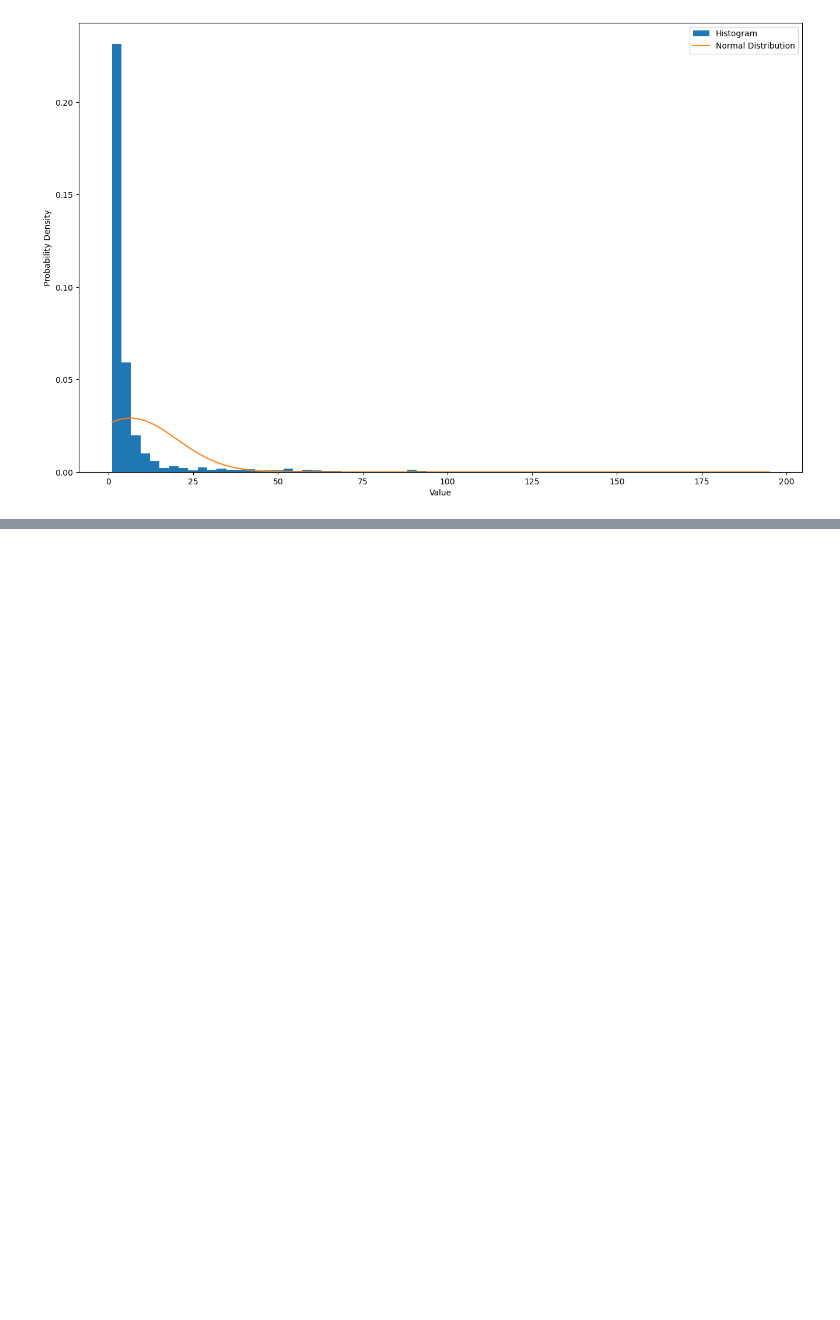
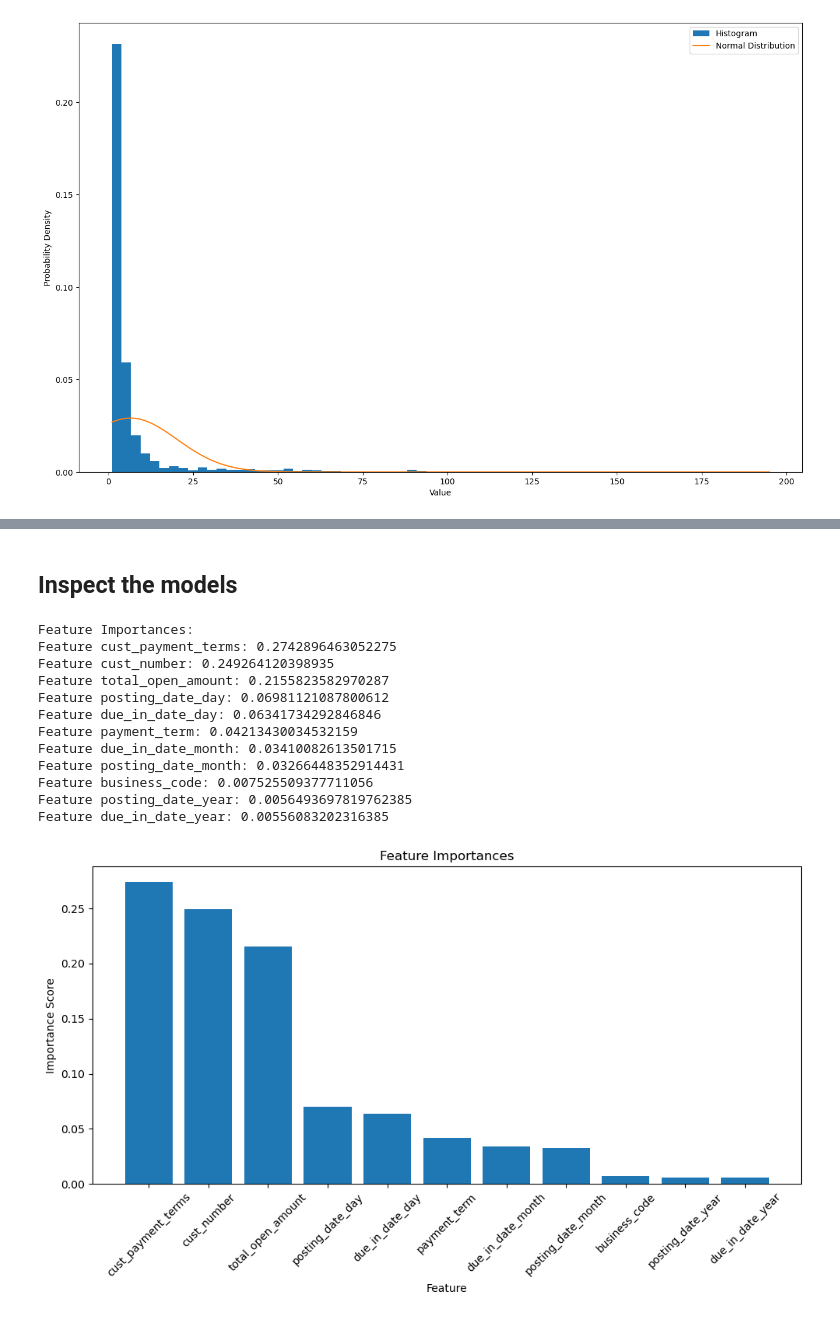
Before and after one commit to Remasproblemas/dv2599_project, a Jupyter notebook: main.ipynb, the cells around one changed output, grey strips where cells are left out. Cells and saved outputs as stored; diff of their text form; code cells hidden in the pictures; blank space fills up the shorter version.

```diff
--- a/main.ipynb
+++ b/main.ipynb
@@ -1186,2 +1161,40 @@ Standard deviation on predicted not payed invoices: 15.6535
 Mean days late on late payed invoices: 6.4467
 Standard deviation on late payed invoices: 13.1339
+# %% [markdown]
+## Inspect the models
+# %%
+secs_X_test
+# Get feature importances
+feature_importances = model_ab.feature_importances_
+
+# Sort features by importance
+feature_names = X_train.columns  # Replace with your feature names if available
+sorted_indices = np.argsort(feature_importances)[::-1]
+
+print("Feature Importances:")
+for idx in sorted_indices:
+    print(f"Feature {feature_names[idx]}: {feature_importances[idx]}")
+
+# Plot feature importances
+plt.figure(figsize=(10, 6))
+plt.bar(range(len(feature_importances)), feature_importances[sorted_indices], align="center")
+plt.xticks(range(len(feature_importances)), feature_names[sorted_indices], rotation=45)
+plt.title("Feature Importances")
+plt.xlabel("Feature")
+plt.ylabel("Importance Score")
+plt.tight_layout()
+plt.show()
+# %% [output]
+Feature Importances:
+Feature cust_payment_terms: 0.2742896463052275
+Feature cust_number: 0.249264120398935
+Feature total_open_amount: 0.2155823582970287
+Feature posting_date_day: 0.06981121087800612
+Feature due_in_date_day: 0.06341734292846846
+Feature payment_term: 0.04213430034532159
+Feature due_in_date_month: 0.03410082613501715
+Feature posting_date_month: 0.03266448352914431
+Feature business_code: 0.007525509377711056
+Feature posting_date_year: 0.0056493697819762385
+Feature due_in_date_year: 0.00556083202316385
+[figure, added]
```
Also changed, not shown: parts of 18 cells of this notebook.
